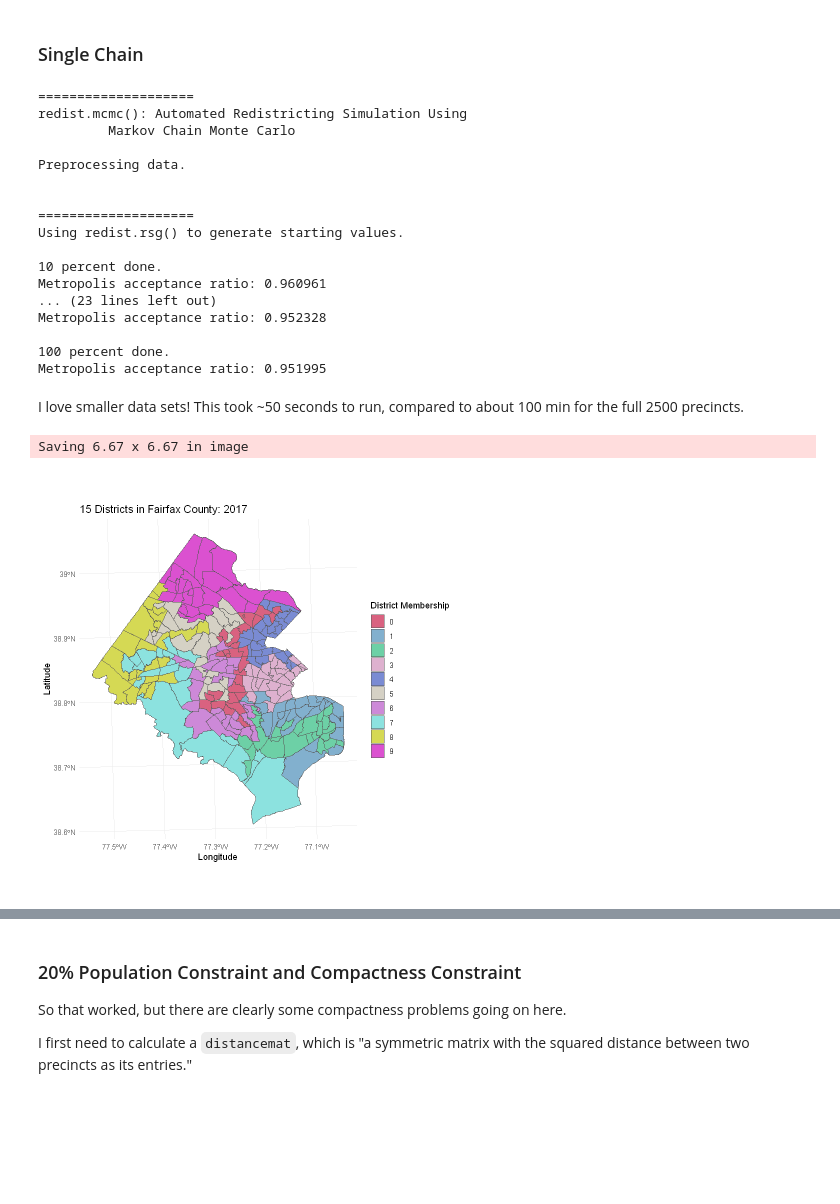
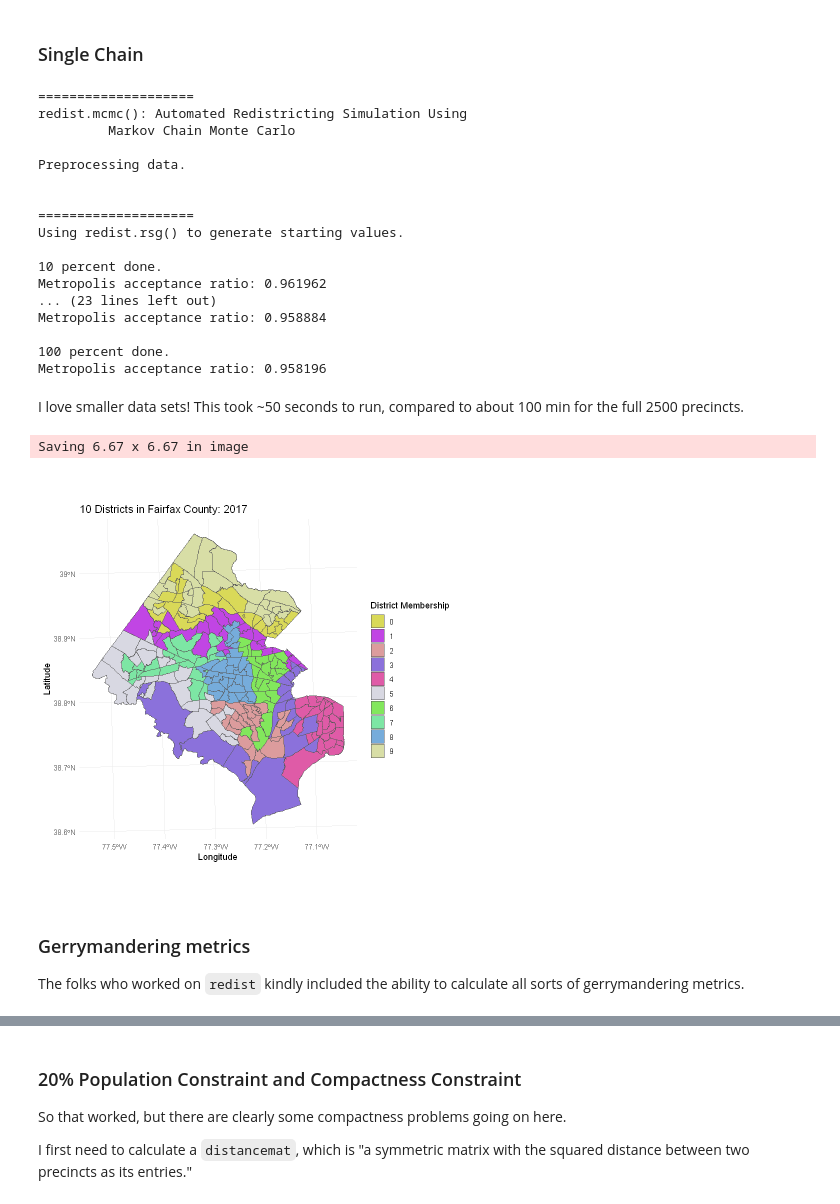
Before and after one commit to madeleinegoertz/ap-research-redistricting, a Jupyter notebook: mcmc/mggg-2017/VA_2017_FAIRFAX_COUNTY.ipynb, the cells around one changed output, grey strips where cells are left out. Saved outputs shown, nothing was run; the diff lists cells and outputs as text; code cells hidden in the pictures; blank space fills up the shorter version.

Commit message:
more progress! figured out how to compute gerrymandering statistics and create more compact districts using SMC as opposed to MCMC

```diff
--- a/mcmc/mggg-2017/VA_2017_FAIRFAX_COUNTY.ipynb
+++ b/mcmc/mggg-2017/VA_2017_FAIRFAX_COUNTY.ipynb
@@ -65,7 +48,7 @@ ff_plot
 MCMC has specific name requirements for cols, etc. I need to meet those.
 # %%
 # copy over useful cols and rename them
-precinct.data <- df_ff %>%
+df_ff <- df_ff %>%
     select(geoid10 = geoid10,
            pop = TOTPOP,
            vap = VAP,
@@ -79,7 +62,7 @@ precinct.data <- df_ff %>%
            HispVAP = HVAP,
            geometry = geometry)
 # change all cols to numeric type
-precinct.data %<>%
+df_ff %<>%
       mutate_each(funs(if(is.character(.)) as.numeric(.) else .))
-head(precinct.data)
+head(df_ff)
 # %% [output]
@@ -143,8 +89,12 @@ The following object is masked from 'package:base':
 
 Here each precinct gets a vector of the other precincts that it's adjacent to, and there's limited constraints applied.
 # %%
-adjlist <- poly2nb(pl = precinct.data, queen = FALSE)
-# The C++ backend is more efficient if it's zero-indexed.
-for(i in 1:249){
-  adjlist[[i]] <- adjlist[[i]]-1
+if (FALSE) {
+    adjlist <- poly2nb(pl = precinct.data, queen = FALSE)
+    # The C++ backend is more efficient if it's zero-indexed.
+    for(i in 1:249){
+      adjlist[[i]] <- adjlist[[i]]-1
+    }
 }
+
+adjlist <- redist.adjacency(df_ff)
@@ -156,7 +102,7 @@ plot(graph_from_adj_list(adjlist, mode = 'total'))
 ### Single Chain
 # %%
 alg_mcmc <- redist.mcmc(adjobj = adjlist,
-                        popvec = precinct.data$pop,
+                        popvec = df_ff$pop,
                         ndists = 10,
                         nsims = 10000)
 # %% [output]
@@ -171,12 +117,12 @@ Preprocessing data.
 Using redist.rsg() to generate starting values.
 
 10 percent done.
-Metropolis acceptance ratio: 0.960961
+Metropolis acceptance ratio: 0.961962
 ... (23 lines left out)
-Metropolis acceptance ratio: 0.952328
+Metropolis acceptance ratio: 0.958884
 
 100 percent done.
-Metropolis acceptance ratio: 0.951995
+Metropolis acceptance ratio: 0.958196
 # %% [markdown]
 I love smaller data sets! This took ~50 seconds to run, compared to about 100 min for the full 2500 precincts.
 # %%
@@ -186,17 +132,21 @@ colors <- distinctColorPalette(k=15)
 # %%
 # Let's plot this!
 
-cds <- alg_mcmc$partitions[,2]
-plot <- redist.map(shp=precinct.data,
+cds <- alg_mcmc$partitions[,1]
+plot <- redist.map(shp=df_ff,
         district_membership=cds,
         centroids=FALSE,
         edges=FALSE,
-        title="15 Districts in Fairfax County: 2017") +
+        title="10 Districts in Fairfax County: 2017") +
         theme(legend.position="right") +
         scale_fill_manual(values = colors)
         # geom_sf_label(aes(label = cds))
-ggsave("fairfax_15.png")
+ggsave("fairfax_10.png")
 plot
 # %% [output]
 Saving 6.67 x 6.67 in image
-[figure, old version]
+[figure, new version]
+# %% [markdown]
+### Gerrymandering metrics
+
+The folks who worked on `redist` kindly included the ability to calculate all sorts of gerrymandering metrics.
```
Also changed, not shown: parts of 18 cells of this notebook.
